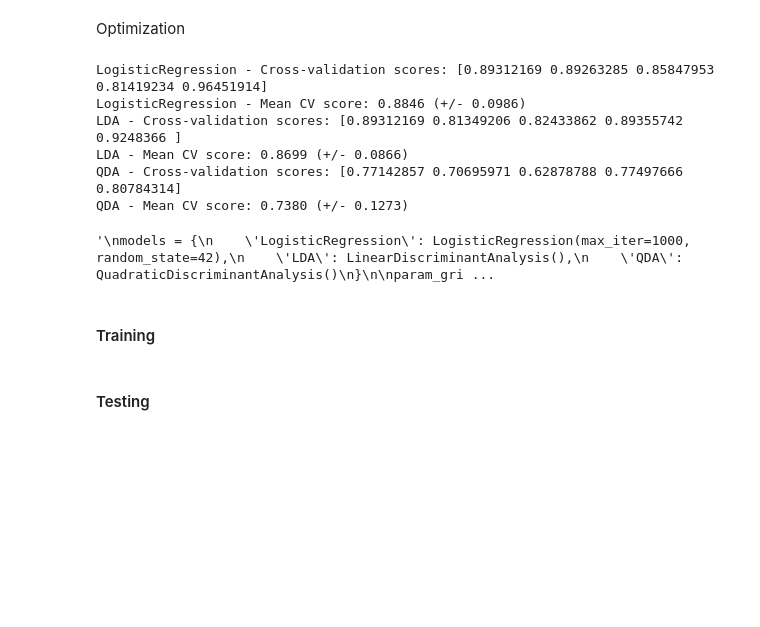
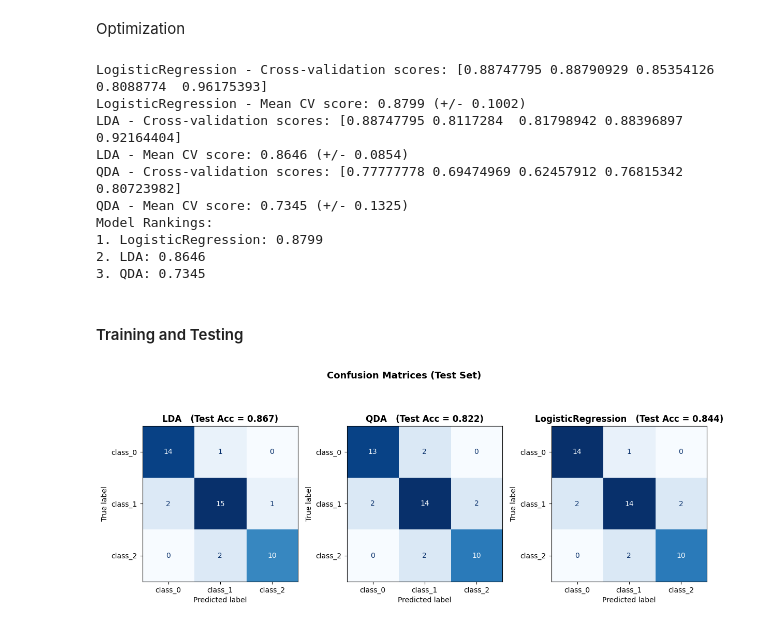
Before and after one commit to tjmeltesen/AML, a Jupyter notebook: HW/HW6/hw6.ipynb, the cells around one changed output. Saved outputs shown, nothing was run; the diff lists cells and outputs as text; code cells hidden in the pictures; blank space fills up the shorter version.

```diff
--- a/HW/HW6/hw6.ipynb
+++ b/HW/HW6/hw6.ipynb
@@ -38,6 +38,7 @@ y_test = encoder.transform(y_test)
 scaler = StandardScaler()
 x_train = scaler.fit_transform(x_train)
 x_test = scaler.transform(x_test)
+CLASS_NAMES = encoder.classes_
 # %% [markdown]
 Optimization
 # %%
@@ -47,39 +48,51 @@ models = {
     'LDA': LinearDiscriminantAnalysis(),
     'QDA': QuadraticDiscriminantAnalysis()
 }
+scores_dict = {}
 for name, model in models.items():
-    scores = cross_val_score(model, x_train, y_train, cv=kfold, scoring='f1_macro')
+    scores = cross_val_score(model, x_train, y_train, cv=kfold, scoring='f1_weighted')
+    scores_dict[name] = scores.mean()
     print(f"{name} - Cross-validation scores: {scores}")
     print(f"{name} - Mean CV score: {scores.mean():.4f} (+/- {scores.std() * 2:.4f})")
 
-'''
-models = {
-    'LogisticRegression': LogisticRegression(max_iter=1000, random_state=42),
-    'LDA': LinearDiscriminantAnalysis(),
-    'QDA': QuadraticDiscriminantAnalysis()
-}
-
-param_grids = {
-    'LogisticRegression': {'C': [0.01, 0.1, 1, 10, 100]},
-    'LDA': {'solver': ['svd', 'lsqr', 'eigen']},
-    'QDA': {'solver': ['svd', 'eigen']}
-}
-
-results = {}
-for name, model in models.items():
-    grid = GridSearchCV(estimator=model, param_grid=param_grids[name], cv=kfold)
-    grid.fit(x_train, y_train)
-    results[name] = grid
-    print(f"{name} - Best params: {grid.best_params_}, Best score: {grid.best_score_}")'''
+sorted_models = sorted(scores_dict.items(), key=lambda item: item[1], reverse=True)
+print("Model Rankings:")
+for rank, (model_name, score) in enumerate(sorted_models, start=1):
+    print(f"{rank}. {model_name}: {score:.4f}")
 # %% [output]
-LogisticRegression - Cross-validation scores: [0.89312169 0.89263285 0.85847953 0.81419234 0.96451914]
-LogisticRegression - Mean CV score: 0.8846 (+/- 0.0986)
-LDA - Cross-validation scores: [0.89312169 0.81349206 0.82433862 0.89355742 0.9248366 ]
-LDA - Mean CV score: 0.8699 (+/- 0.0866)
-QDA - Cross-validation scores: [0.77142857 0.70695971 0.62878788 0.77497666 0.80784314]
-QDA - Mean CV score: 0.7380 (+/- 0.1273)
+LogisticRegression - Cross-validation scores: [0.88747795 0.88790929 0.85354126 0.8088774  0.96175393]
+LogisticRegression - Mean CV score: 0.8799 (+/- 0.1002)
+LDA - Cross-validation scores: [0.88747795 0.8117284  0.81798942 0.88396897 0.92164404]
+LDA - Mean CV score: 0.8646 (+/- 0.0854)
+QDA - Cross-validation scores: [0.77777778 0.69474969 0.62457912 0.76815342 0.80723982]
+QDA - Mean CV score: 0.7345 (+/- 0.1325)
+Model Rankings:
+1. LogisticRegression: 0.8799
+2. LDA: 0.8646
+3. QDA: 0.7345
-'\nmodels = {\n    \'LogisticRegression\': LogisticRegression(max_iter=1000, random_state=42),\n    \'LDA\': LinearDiscriminantAnalysis(),\n    \'QDA\': QuadraticDiscriminantAnalysis()\n}\n\nparam_gri ...
 # %% [markdown]
-#### Training
+#### Training and Testing
-# %% [markdown]
-#### Testing
+# %%
+models = {
+    'LogisticRegression': LogisticRegression(max_iter=1000, random_state=42),
+    'LDA': LinearDiscriminantAnalysis(),
+    'QDA': QuadraticDiscriminantAnalysis()
+}
+qda=models['QDA'].fit(x_train, y_train)
+LR =models['LogisticRegression'].fit(x_train, y_train)
+lda=models['LDA'].fit(x_train, y_train)
+# %%
+fig, axes = plt.subplots(1, 3, figsize=(12, 5))
+fig.suptitle('Confusion Matrices (Test Set)', fontsize=13, fontweight='bold')
+
+for ax, clf, name in zip(axes, [lda, qda, LR], ['LDA', 'QDA', 'LogisticRegression']):
+    cm = confusion_matrix(y_test, clf.predict(x_test))
+    disp = ConfusionMatrixDisplay(confusion_matrix=cm, display_labels=CLASS_NAMES)
+    disp.plot(ax=ax, colorbar=False, cmap='Blues')
+    ax.set_title(f'{name}   (Test Acc = {clf.score(x_test, y_test):.3f})', fontweight='bold')
+
+plt.tight_layout()
+plt.savefig('confusion_matrices.png', dpi=300)
+plt.show()
+# %% [output]
+[figure, added]
```
Also changed, not shown: parts of 3 cells of this notebook, 2 other files.
